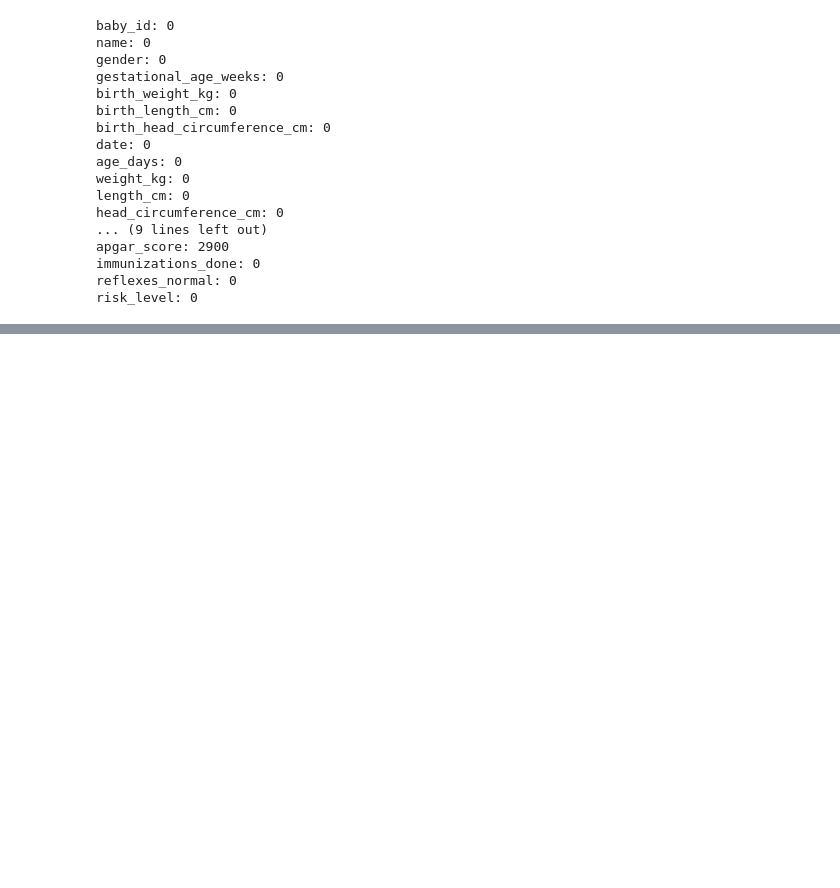
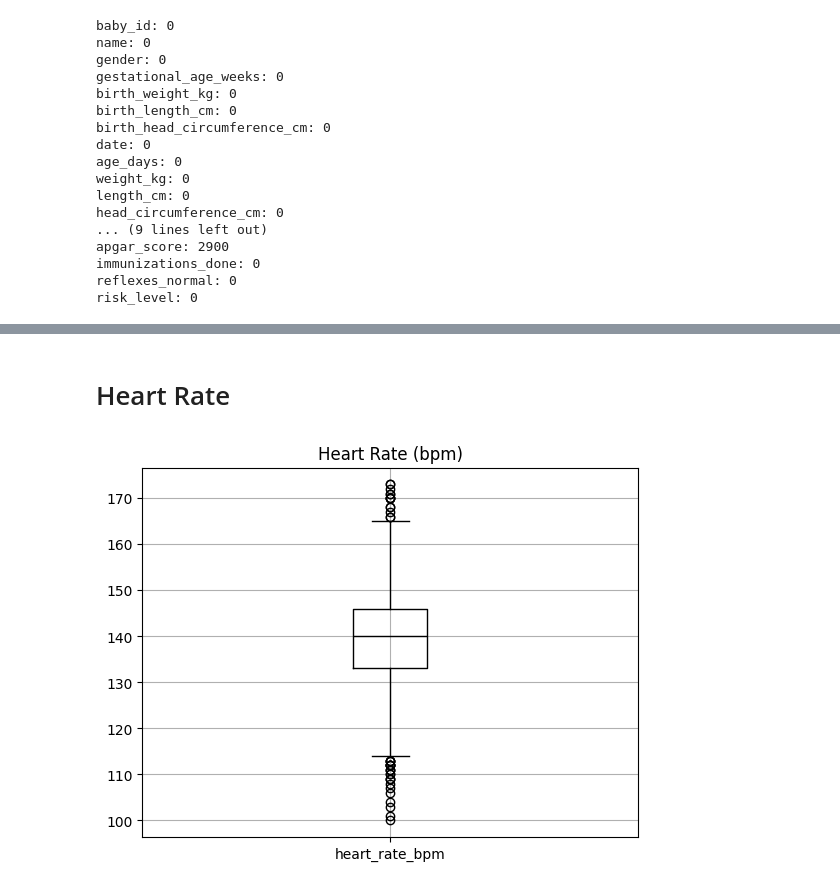
Before and after one commit to rsanche4/MA541-Project, a Jupyter notebook: GenderAndGestationalAge.ipynb, the cells around one changed output, grey strips where cells are left out. Cells and saved outputs as stored; diff of their text form; code cells hidden in the pictures; blank space fills up the shorter version.

```diff
--- a/GenderAndGestationalAge.ipynb
+++ b/GenderAndGestationalAge.ipynb
@@ -44,0 +107,8 @@ risk_level: 0
+# %% [markdown]
+# Heart Rate
+# %%
+plt.title("Heart Rate (bpm)")
+full_df.boxplot("heart_rate_bpm", color="black")
+plt.show()
+# %% [output]
+[figure, added]
```
Also changed, not shown: parts of 20 cells of this notebook.
